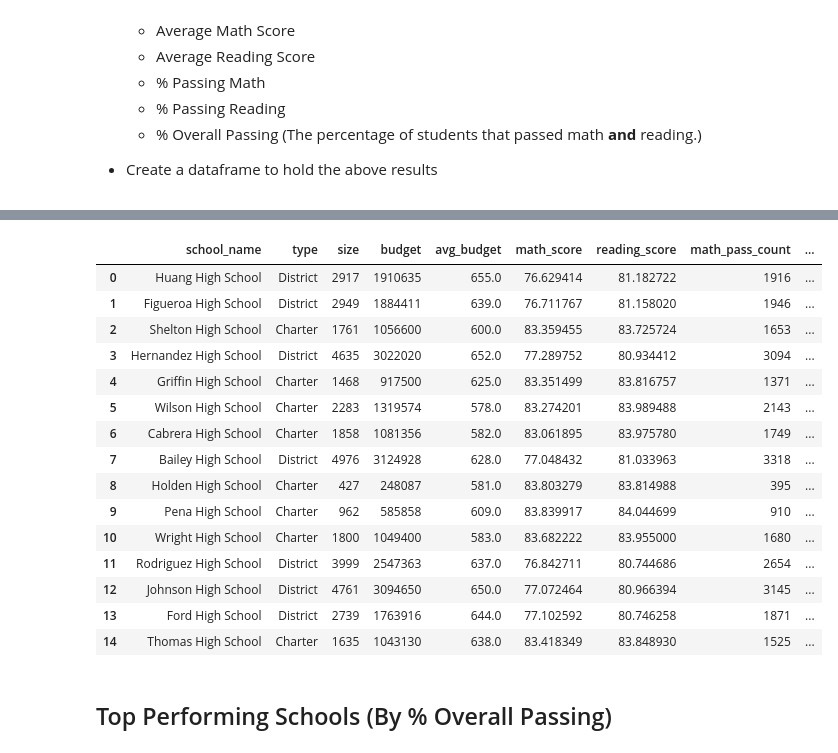
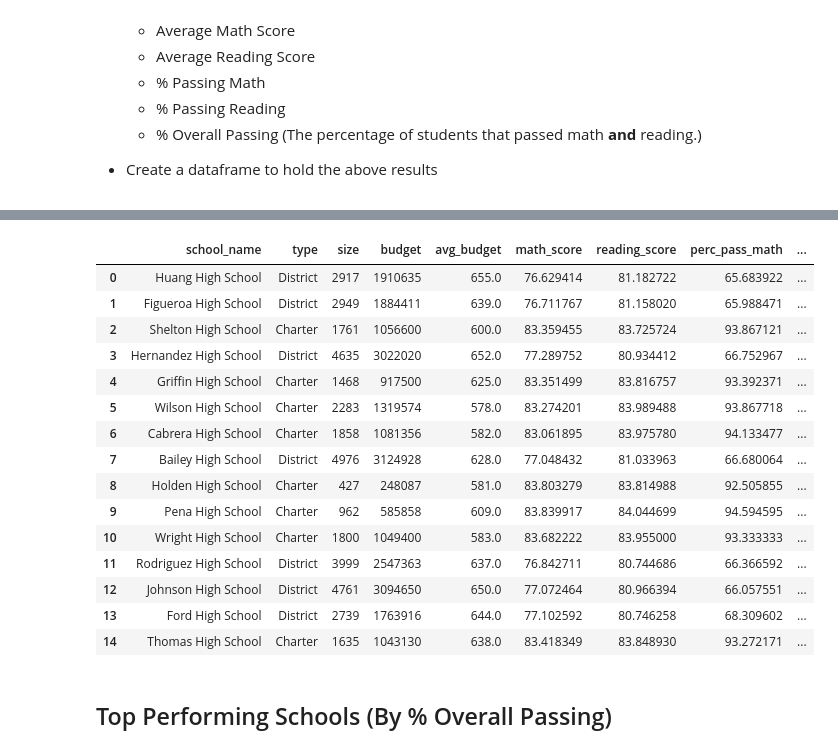
Before and after one commit to nconnel4/pandas-challenge, a Jupyter notebook: PyCitySchools/PyCitySchools_starter.ipynb, the cells around one changed output, grey strips where cells are left out. Cells and saved outputs as stored; diff of their text form; code cells hidden in the pictures.

Commit message:
Add removal of intermediate columns

```diff
--- a/PyCitySchools/PyCitySchools_starter.ipynb
+++ b/PyCitySchools/PyCitySchools_starter.ipynb
@@ -143,49 +143,51 @@ avg_grades_df = student_grades_df.groupby('school_name').mean()
 school_summary_df = school_summary_df.merge(avg_grades_df, how = 'inner', on = 'school_name')
 
 # get passing math student information and merge back into school summary
 math_pass_count_df = math_pass_df.groupby('school_name')['Student ID'].nunique()
 math_pass_count_df = math_pass_count_df.rename('math_pass_count')
 
 school_summary_df = school_summary_df.merge(math_pass_count_df, how = 'inner', on = 'school_name')
 
 # get passing reading students information and merge back into school summary
 read_pass_count_df = read_pass_df.groupby('school_name')['Student ID'].nunique()
 read_pass_count_df = read_pass_count_df.rename('read_pass_count')
 
 school_summary_df = school_summary_df.merge(read_pass_count_df, how = 'inner', on = 'school_name')
 
 # get students passing both subjects and merge back into school summary
 overall_pass_count_df = overall_pass_df.groupby('school_name_math')['Student ID'].nunique()
 overall_pass_count_df = overall_pass_count_df.rename('overall_pass_count')
 overall_pass_count_df = overall_pass_count_df.rename_axis('school_name')
 
 school_summary_df = school_summary_df.merge(overall_pass_count_df, how = 'inner', on = 'school_name')
 
 # calculate percentage of passing students
 school_summary_df['perc_pass_math'] = school_summary_df['math_pass_count'] / school_summary_df['size'] * 100
 school_summary_df['perc_pass_read'] = school_summary_df['read_pass_count'] / school_summary_df['size'] * 100
 school_summary_df['perc_pass_overall'] = school_summary_df['overall_pass_count'] / school_summary_df['size'] * 100
 
+# remove unnecessary columns
+school_summary_df.drop(['math_pass_count', 'read_pass_count', 'overall_pass_count'], axis=1, inplace=True)
 
 # print school_summary
 school_summary_df
 # %% [output]
-|  | school_name | type | size | budget | avg_budget | math_score | reading_score | math_pass_count | ... |
-| 0 | Huang High School | District | 2917 | 1910635 | 655.0 | 76.629414 | 81.182722 | 1916 | ... |
-| 1 | Figueroa High School | District | 2949 | 1884411 | 639.0 | 76.711767 | 81.158020 | 1946 | ... |
-| 2 | Shelton High School | Charter | 1761 | 1056600 | 600.0 | 83.359455 | 83.725724 | 1653 | ... |
-| 3 | Hernandez High School | District | 4635 | 3022020 | 652.0 | 77.289752 | 80.934412 | 3094 | ... |
-| 4 | Griffin High School | Charter | 1468 | 917500 | 625.0 | 83.351499 | 83.816757 | 1371 | ... |
-| 5 | Wilson High School | Charter | 2283 | 1319574 | 578.0 | 83.274201 | 83.989488 | 2143 | ... |
-| 6 | Cabrera High School | Charter | 1858 | 1081356 | 582.0 | 83.061895 | 83.975780 | 1749 | ... |
-| 7 | Bailey High School | District | 4976 | 3124928 | 628.0 | 77.048432 | 81.033963 | 3318 | ... |
-| 8 | Holden High School | Charter | 427 | 248087 | 581.0 | 83.803279 | 83.814988 | 395 | ... |
-| 9 | Pena High School | Charter | 962 | 585858 | 609.0 | 83.839917 | 84.044699 | 910 | ... |
-| 10 | Wright High School | Charter | 1800 | 1049400 | 583.0 | 83.682222 | 83.955000 | 1680 | ... |
-| 11 | Rodriguez High School | District | 3999 | 2547363 | 637.0 | 76.842711 | 80.744686 | 2654 | ... |
-| 12 | Johnson High School | District | 4761 | 3094650 | 650.0 | 77.072464 | 80.966394 | 3145 | ... |
-| 13 | Ford High School | District | 2739 | 1763916 | 644.0 | 77.102592 | 80.746258 | 1871 | ... |
-| 14 | Thomas High School | Charter | 1635 | 1043130 | 638.0 | 83.418349 | 83.848930 | 1525 | ... |
+|  | school_name | type | size | budget | avg_budget | math_score | reading_score | perc_pass_math | ... |
+| 0 | Huang High School | District | 2917 | 1910635 | 655.0 | 76.629414 | 81.182722 | 65.683922 | ... |
+| 1 | Figueroa High School | District | 2949 | 1884411 | 639.0 | 76.711767 | 81.158020 | 65.988471 | ... |
+| 2 | Shelton High School | Charter | 1761 | 1056600 | 600.0 | 83.359455 | 83.725724 | 93.867121 | ... |
+| 3 | Hernandez High School | District | 4635 | 3022020 | 652.0 | 77.289752 | 80.934412 | 66.752967 | ... |
+| 4 | Griffin High School | Charter | 1468 | 917500 | 625.0 | 83.351499 | 83.816757 | 93.392371 | ... |
+| 5 | Wilson High School | Charter | 2283 | 1319574 | 578.0 | 83.274201 | 83.989488 | 93.867718 | ... |
+| 6 | Cabrera High School | Charter | 1858 | 1081356 | 582.0 | 83.061895 | 83.975780 | 94.133477 | ... |
+| 7 | Bailey High School | District | 4976 | 3124928 | 628.0 | 77.048432 | 81.033963 | 66.680064 | ... |
+| 8 | Holden High School | Charter | 427 | 248087 | 581.0 | 83.803279 | 83.814988 | 92.505855 | ... |
+| 9 | Pena High School | Charter | 962 | 585858 | 609.0 | 83.839917 | 84.044699 | 94.594595 | ... |
+| 10 | Wright High School | Charter | 1800 | 1049400 | 583.0 | 83.682222 | 83.955000 | 93.333333 | ... |
+| 11 | Rodriguez High School | District | 3999 | 2547363 | 637.0 | 76.842711 | 80.744686 | 66.366592 | ... |
+| 12 | Johnson High School | District | 4761 | 3094650 | 650.0 | 77.072464 | 80.966394 | 66.057551 | ... |
+| 13 | Ford High School | District | 2739 | 1763916 | 644.0 | 77.102592 | 80.746258 | 68.309602 | ... |
+| 14 | Thomas High School | Charter | 1635 | 1043130 | 638.0 | 83.418349 | 83.848930 | 93.272171 | ... |
 # %% [markdown]
 ## Top Performing Schools (By % Overall Passing)
 # %% [markdown]
```
